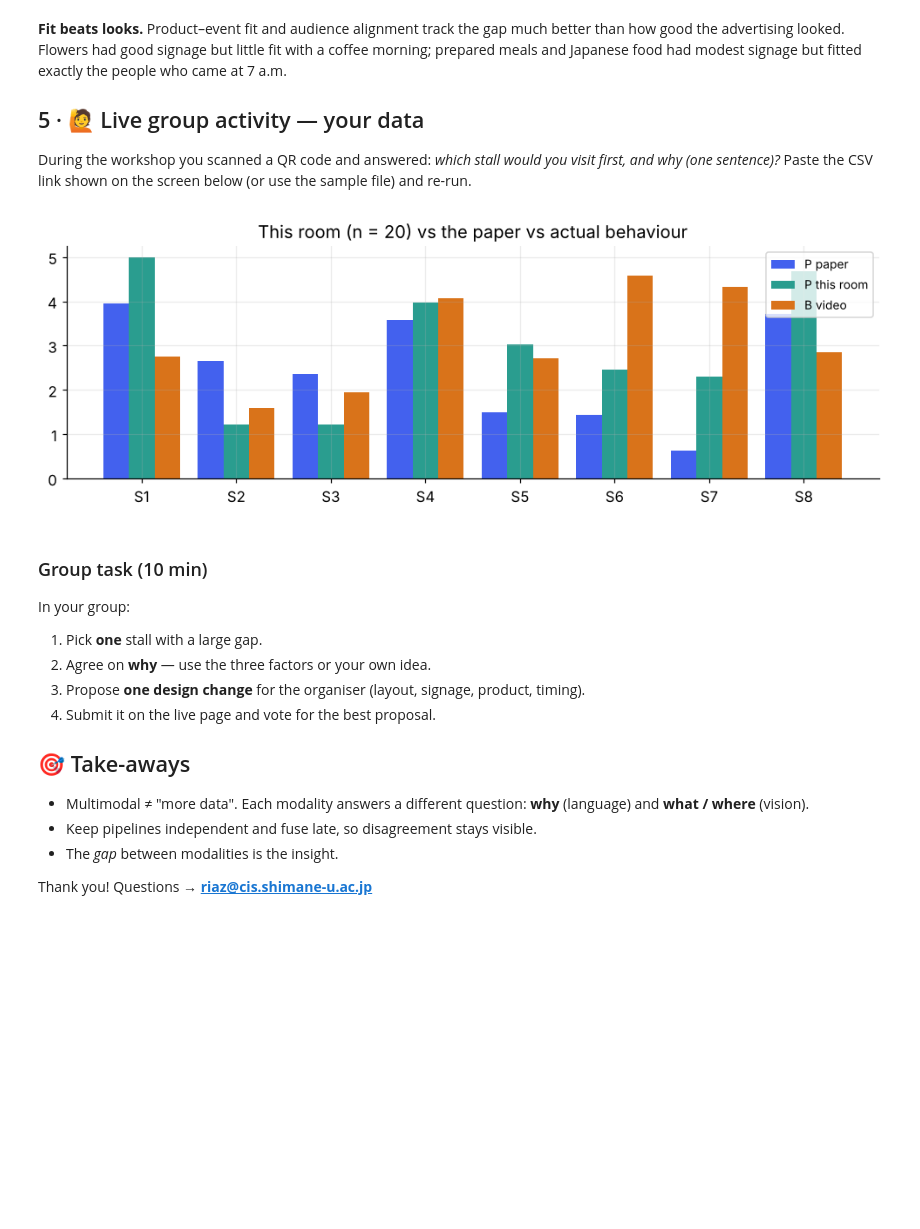
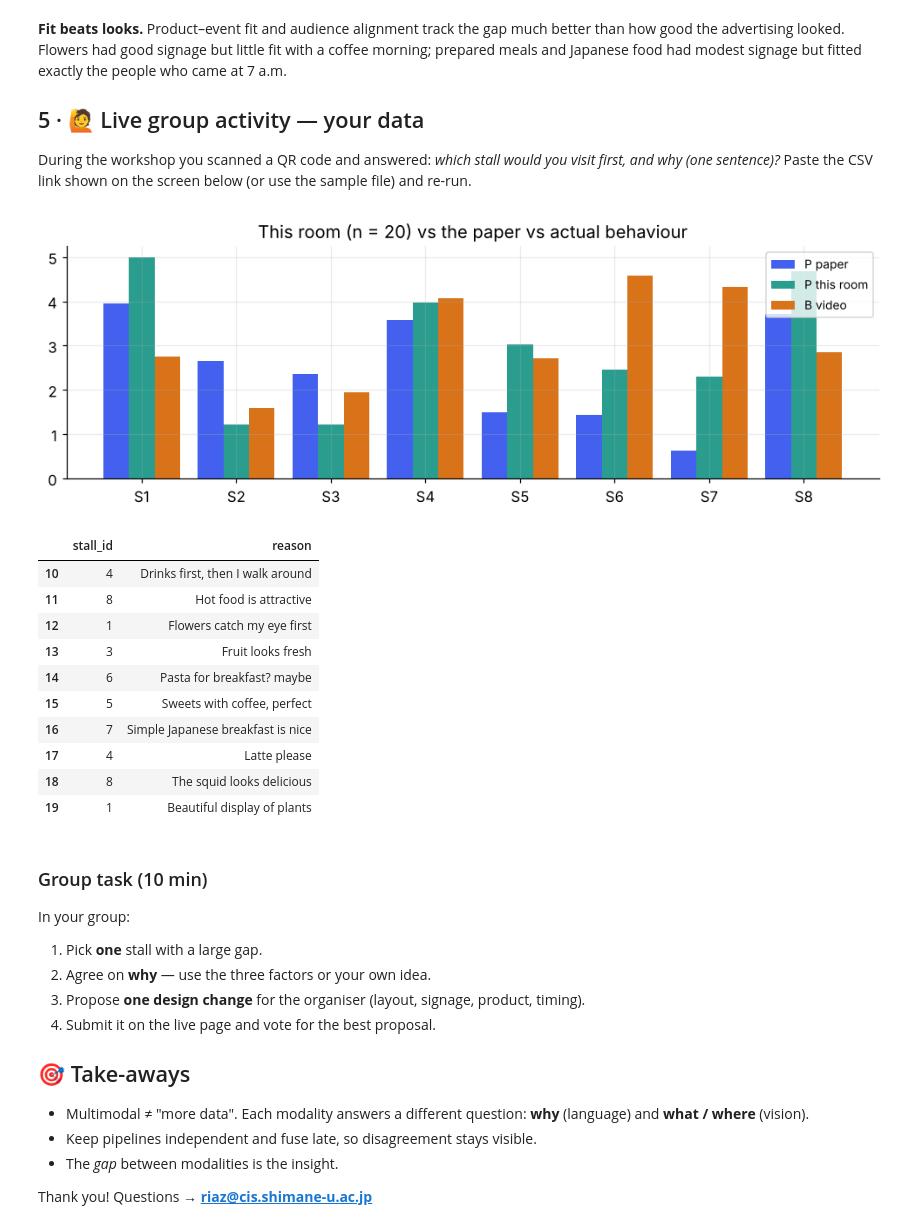
Before and after one commit to riazcseiu/fmlds2026-multimodal-workshop, a Jupyter notebook: notebooks/04_fusion_gap.ipynb, the cells around one changed output. Saved outputs shown, nothing was run; the diff lists cells and outputs as text; code cells hidden in the pictures; blank space fills up the shorter version.

Commit message:
Add workshop slides; notebook 4 reads Google Form answers
Co-Authored-By: Claude Opus 5.5 <noreply@anthropic.com>
Claude-Session: https://claude.ai/code/session_016UrmAshqHe77tvBH3fag4Z

```diff
--- a/notebooks/04_fusion_gap.ipynb
+++ b/notebooks/04_fusion_gap.ipynb
@@ -162,20 +162,39 @@ correlation of each factor with the gap Δ: {'advert_config': 0.26, 'product_eve
 During the workshop you scanned a QR code and answered: *which stall would you visit first, and why (one sentence)?*
 Paste the CSV link shown on the screen below (or use the sample file) and re-run.
 # %%
-AUDIENCE_CSV = f'{DATA}/audience/audience_sample.csv'   # ← replace with the link shown on screen
+# Paste the Google Sheet CSV link shown on screen (File → Share → Publish to web → CSV).
+# Until then the sample file is used.
+AUDIENCE_CSV = f'{DATA}/audience/audience_sample.csv'
 aud = pd.read_csv(AUDIENCE_CSV)
-aud['s'] = aud.reason.astype(str).map(lambda t: (vader.polarity_scores(t)['compound'] + 1) / 2)
+# works for both the sample file and a Google Form export
+stall_col = next(c for c in aud.columns if 'stall' in c.lower())
+why_col = next(c for c in aud.columns if any(k in c.lower() for k in ['why', 'reason']))
+aud['stall_id'] = aud[stall_col].astype(str).str.extract(r'(\d)').astype(float)
+aud = aud.dropna(subset=['stall_id']); aud['stall_id'] = aud.stall_id.astype(int)
+aud['s'] = aud[why_col].astype(str).map(lambda t: (vader.polarity_scores(t)['compound'] + 1) / 2)
 audP = aud.groupby('stall_id').s.sum().reindex(range(1, 9), fill_value=0)
 st['P_audience'] = (5 * audP / max(audP.max(), 1e-9)).values
 x = np.arange(8); w = .27
 fig, ax = plt.subplots(figsize=(9, 3.3))
 ax.bar(x - w, st.P_perceptual_0to5, w, color=COL['P'], label='P paper')
 ax.bar(x, st.P_audience, w, color='#2A9D8F', label='P this room')
 ax.bar(x + w, st.B_behavioral_0to5, w, color=COL['B'], label='B video')
 ax.set_xticks(x); ax.set_xticklabels([f'S{i}' for i in st.stall_id]); ax.legend(fontsize=9)
 ax.set_title(f'This room (n = {len(aud)}) vs the paper vs actual behaviour'); plt.tight_layout(); plt.show()
+aud[[stall_col, why_col]].tail(10)
 # %% [output]
 [figure]
+|  | stall_id | reason |
+| 10 | 4 | Drinks first, then I walk around |
+| 11 | 8 | Hot food is attractive |
+| 12 | 1 | Flowers catch my eye first |
+| 13 | 3 | Fruit looks fresh |
+| 14 | 6 | Pasta for breakfast? maybe |
+| 15 | 5 | Sweets with coffee, perfect |
+| 16 | 7 | Simple Japanese breakfast is nice |
+| 17 | 4 | Latte please |
+| 18 | 8 | The squid looks delicious |
+| 19 | 1 | Beautiful display of plants |
 # %% [markdown]
 ### Group task (10 min)
 In your group:
```
Also changed, not shown: 2 other files.
